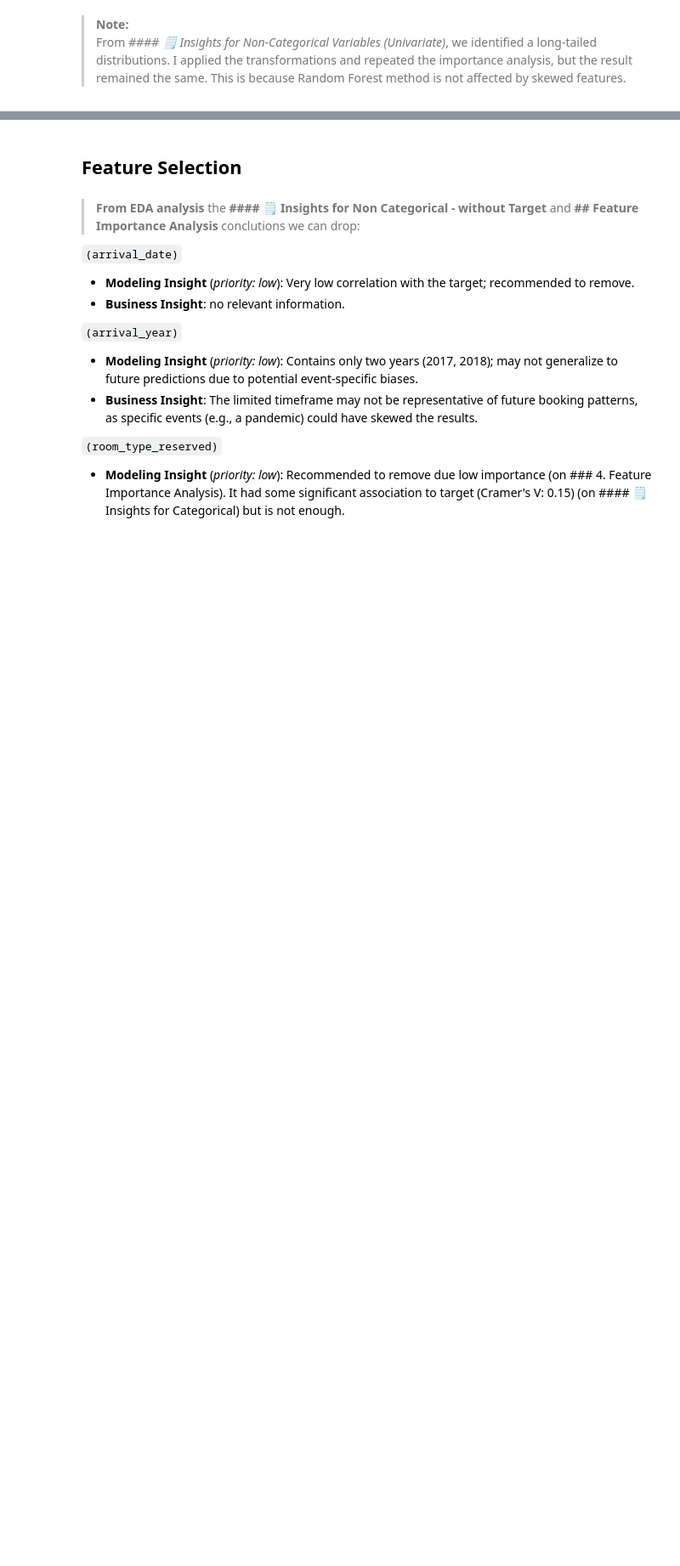
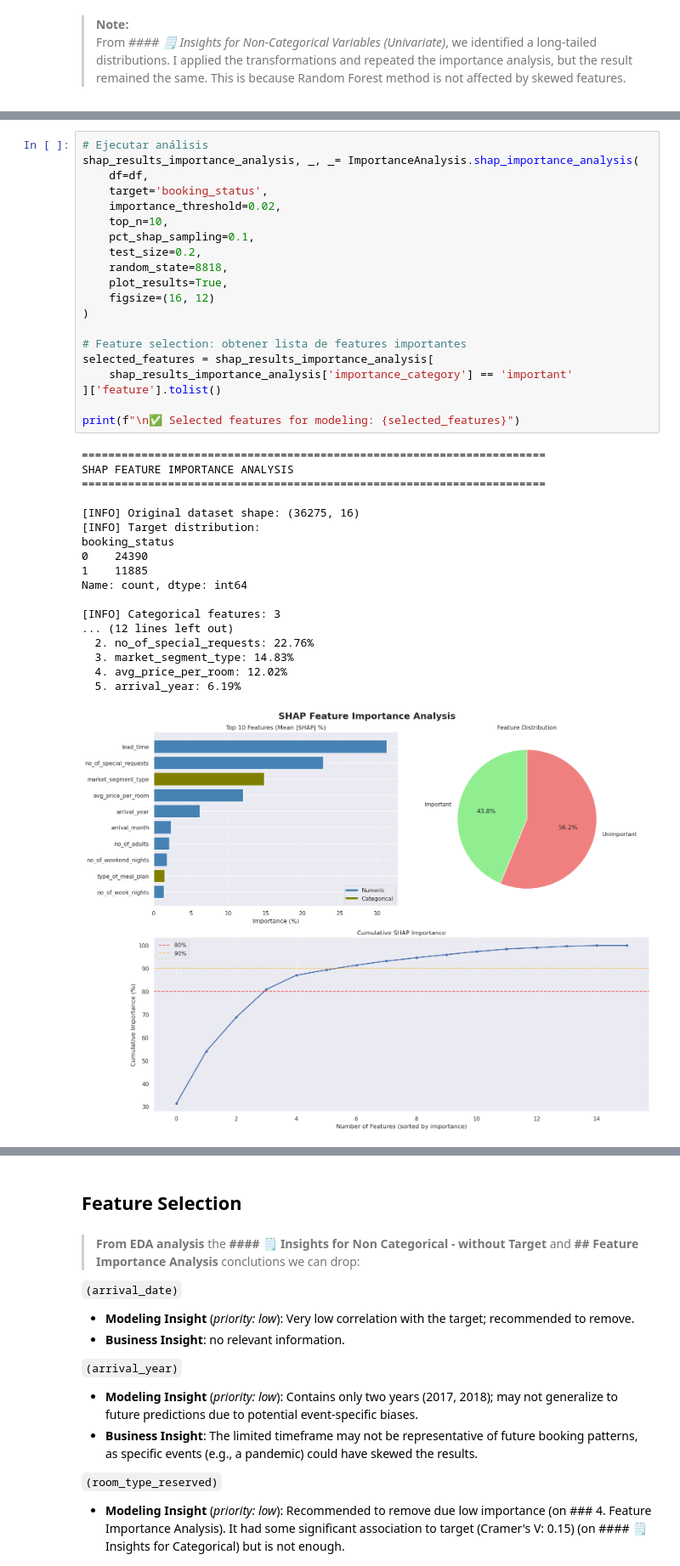
Before and after one commit to rolaseba/hotel-reservation-prediction, a Jupyter notebook: notebook.ipynb, the cells around one changed output, grey strips where cells are left out. Shown at 85% size. Saved outputs shown, nothing was run; the diff lists cells and outputs as text; blank space fills up the shorter version.

```diff
--- a/notebook.ipynb
+++ b/notebook.ipynb
@@ -1362,0 +1211,39 @@ I applied the transformations and repeated the importance analysis, but the resu
+# %%
+# Ejecutar análisis
+shap_results_importance_analysis, _, _= ImportanceAnalysis.shap_importance_analysis(
+    df=df,
+    target='booking_status',
+    importance_threshold=0.02,
+    top_n=10,
+    pct_shap_sampling=0.1,
+    test_size=0.2,
+    random_state=8818,
+    plot_results=True,
+    figsize=(16, 12)
+)
+
+# Feature selection: obtener lista de features importantes
+selected_features = shap_results_importance_analysis[
+    shap_results_importance_analysis['importance_category'] == 'important'
+]['feature'].tolist()
+
+print(f"\n✅ Selected features for modeling: {selected_features}")
+# %% [output]
+======================================================================
+SHAP FEATURE IMPORTANCE ANALYSIS
+======================================================================
+
+[INFO] Original dataset shape: (36275, 16)
+[INFO] Target distribution:
+booking_status
+0    24390
+1    11885
+Name: count, dtype: int64
+
+[INFO] Categorical features: 3
+... (12 lines left out)
+  2. no_of_special_requests: 22.76%
+  3. market_segment_type: 14.83%
+  4. avg_price_per_room: 12.02%
+  5. arrival_year: 6.19%
+[figure, added]
```
Also changed, not shown: parts of 26 cells of this notebook.
